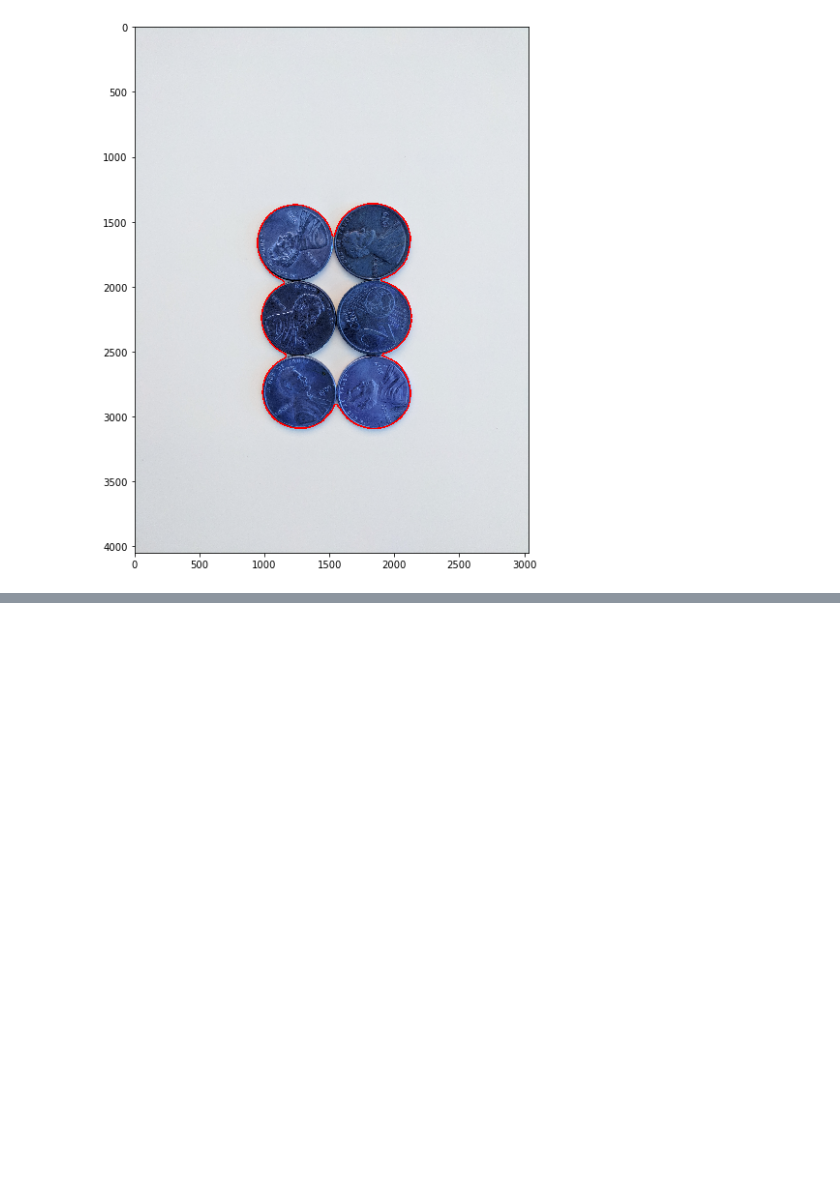
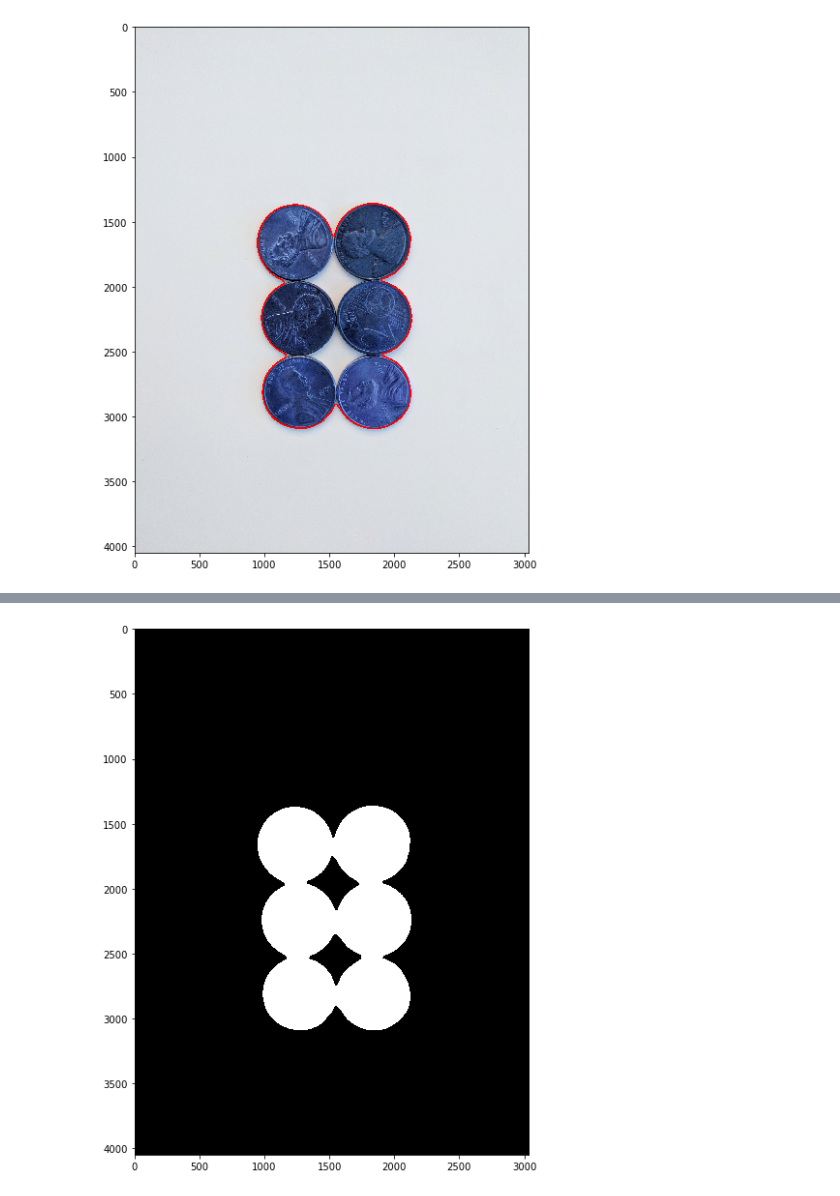
Before and after one commit to dhanoopbhaskar/computer_vision, a Jupyter notebook: 50. watershed_algorithm.ipynb, the cells around one changed output, grey strips where cells are left out. Saved outputs shown, nothing was run; the diff lists cells and outputs as text; code cells hidden in the pictures; blank space fills up the shorter version.

```diff
--- a/50. watershed_algorithm.ipynb
+++ b/50. watershed_algorithm.ipynb
@@ -51,0 +68,5 @@ display(sep_coins)
+# %%
+ret,thresh = cv2.threshold(gray,0,255,cv2.THRESH_BINARY_INV+cv2.THRESH_OTSU)
+display(thresh)
+# %% [output]
+[figure, added]
```
Also changed, not shown: parts of 14 cells of this notebook, 13 other files.
